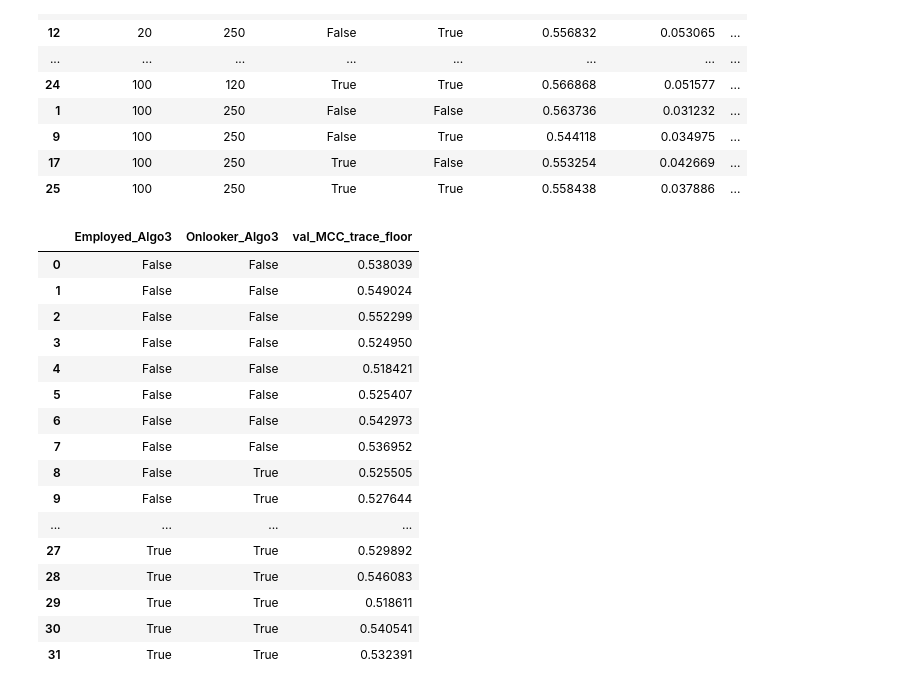
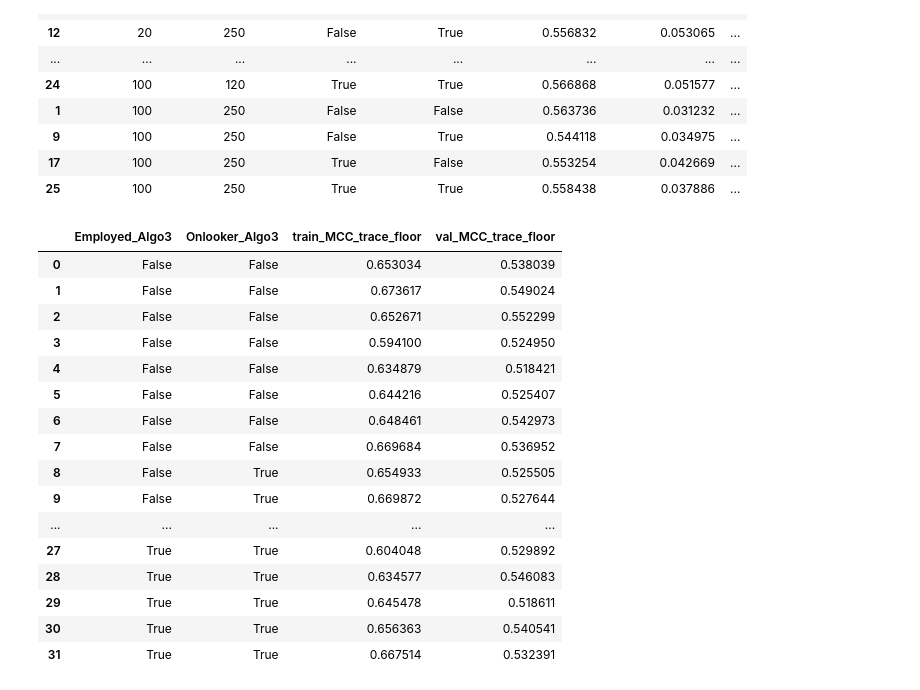
Before and after one commit to youquanneu/COMP3200_Individual_Project, a Jupyter notebook: Storage/Record/Algo History/Algo History Evaluation.ipynb, the cells around one changed output. Cells and saved outputs as stored; diff of their text form; code cells hidden in the pictures.

Commit message:
Align Limit ration with algorithm

```diff
--- a/Storage/Record/Algo History/Algo History Evaluation.ipynb
+++ b/Storage/Record/Algo History/Algo History Evaluation.ipynb
@@ -4,7 +5,7 @@ from Pipeline.Methodology import ABC_Testing
 # %%
 all_trace_record, result_summary = ABC_Testing.lcb_trace_evaluation("../Algo History")
 # %%
-summary_for_evaluation = result_summary.drop(columns=['Trial_Limit','expr_name','metric_name','scout_avg','scout_std','train_MCC_LCB_Mean','train_MCC_LCB_std','train_MCC_LCB_sem','train_MCC_trace_floor'])
+summary_for_evaluation = result_summary.drop(columns=['Trial_Limit','expr_name','metric_name','scout_avg','scout_std','train_MCC_LCB_Mean','train_MCC_LCB_std','train_MCC_LCB_sem'])
 # %%
 summary_for_evaluation.sort_values(['Solution_Size','Max_Iteration','Employed_Algo3','Onlooker_Algo3',])
 # %% [output]
@@ -26,23 +27,23 @@ summary_for_evaluation.sort_values(['Solution_Size','Max_Iteration','Employed_Al
 | 17 | 100 | 250 | True | False | 0.553254 | 0.042669 | ... |
 | 25 | 100 | 250 | True | True | 0.558438 | 0.037886 | ... |
 # %%
-summary_floor = summary_for_evaluation[['Employed_Algo3','Onlooker_Algo3','val_MCC_trace_floor']]
+summary_floor = summary_for_evaluation[['Employed_Algo3','Onlooker_Algo3','train_MCC_trace_floor','val_MCC_trace_floor']]
 summary_floor
 # %% [output]
-|  | Employed_Algo3 | Onlooker_Algo3 | val_MCC_trace_floor |
-| 0 | False | False | 0.538039 |
-| 1 | False | False | 0.549024 |
-| 2 | False | False | 0.552299 |
-| 3 | False | False | 0.524950 |
-| 4 | False | False | 0.518421 |
-| 5 | False | False | 0.525407 |
-| 6 | False | False | 0.542973 |
-| 7 | False | False | 0.536952 |
-| 8 | False | True | 0.525505 |
-| 9 | False | True | 0.527644 |
-| ... | ... | ... | ... |
-| 27 | True | True | 0.529892 |
-| 28 | True | True | 0.546083 |
-| 29 | True | True | 0.518611 |
-| 30 | True | True | 0.540541 |
-| 31 | True | True | 0.532391 |
+|  | Employed_Algo3 | Onlooker_Algo3 | train_MCC_trace_floor | val_MCC_trace_floor |
+| 0 | False | False | 0.653034 | 0.538039 |
+| 1 | False | False | 0.673617 | 0.549024 |
+| 2 | False | False | 0.652671 | 0.552299 |
+| 3 | False | False | 0.594100 | 0.524950 |
+| 4 | False | False | 0.634879 | 0.518421 |
+| 5 | False | False | 0.644216 | 0.525407 |
+| 6 | False | False | 0.648461 | 0.542973 |
+| 7 | False | False | 0.669684 | 0.536952 |
+| 8 | False | True | 0.654933 | 0.525505 |
+| 9 | False | True | 0.669872 | 0.527644 |
+| ... | ... | ... | ... | ... |
+| 27 | True | True | 0.604048 | 0.529892 |
+| 28 | True | True | 0.634577 | 0.546083 |
+| 29 | True | True | 0.645478 | 0.518611 |
+| 30 | True | True | 0.656363 | 0.540541 |
+| 31 | True | True | 0.667514 | 0.532391 |
```
Also changed, not shown: parts of 4 cells of this notebook, 11 other files.
